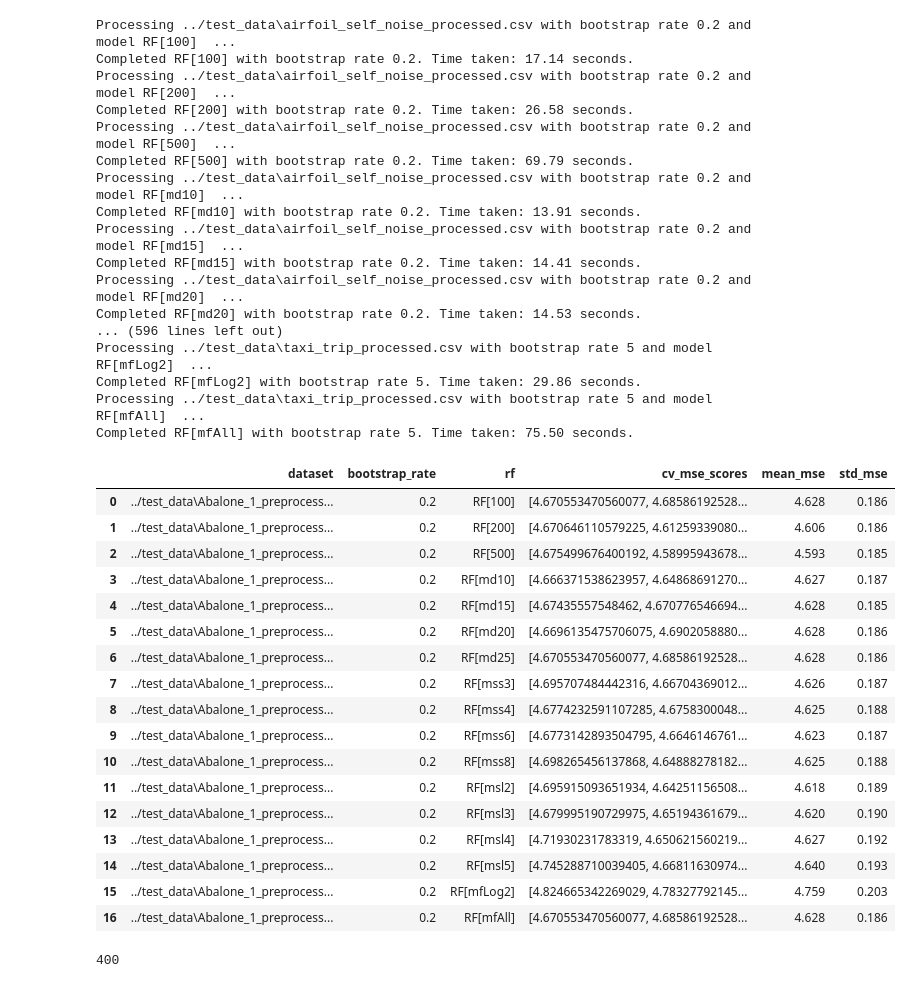
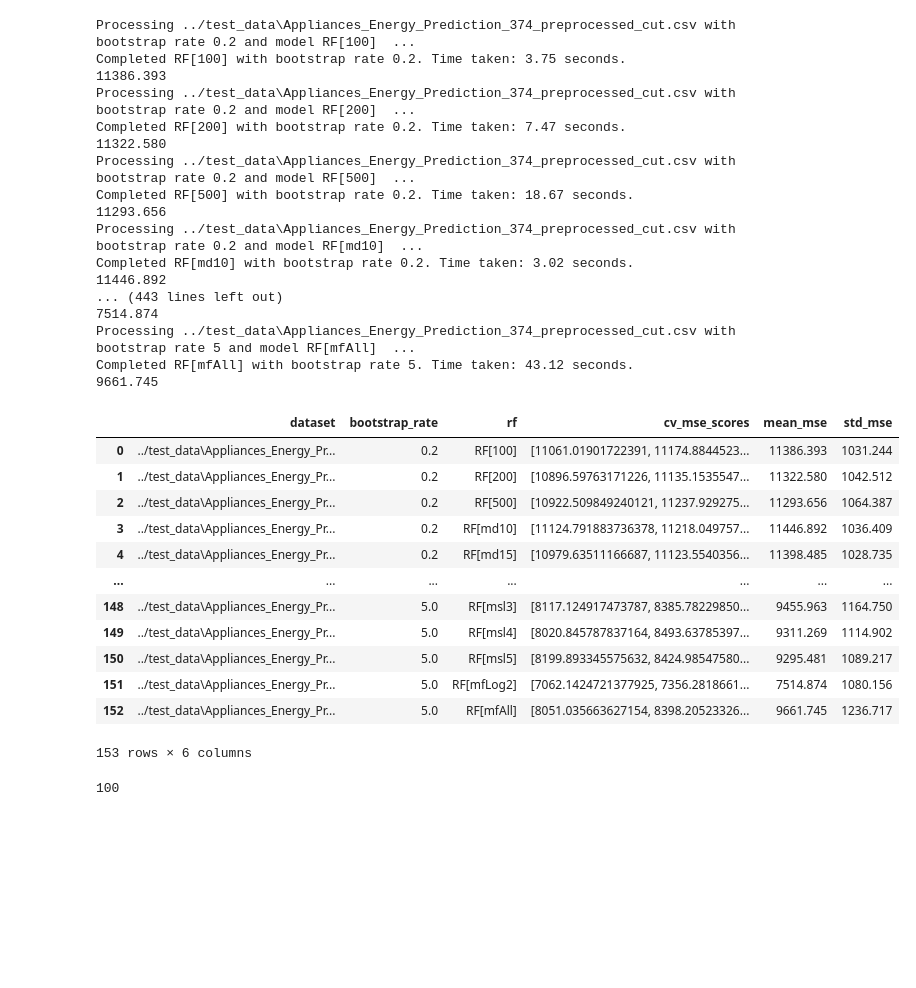
Before and after one commit to Bartekb3/pi_br_greater_than_1, a Jupyter notebook: code/training_parallel.ipynb, the cells around one changed output. Drawn from its saved outputs; the diff is of its cells as text; code cells hidden in the pictures; blank space fills up the shorter version.

Commit message:
results bb

```diff
--- a/code/training_parallel.ipynb
+++ b/code/training_parallel.ipynb
@@ -82,7 +83,7 @@ results = {'dataset' : [],
            'std_mse' : []}
 
 scaler = StandardScaler()
-cvsplit = RepeatedKFold(n_splits=2, n_repeats=200, random_state=42)
+cvsplit = RepeatedKFold(n_splits=2, n_repeats=50, random_state=42)
 
 for dataset_path in dataset_paths:
     df = pd.read_csv(dataset_path)
@@ -105,6 +106,7 @@ for dataset_path in dataset_paths:
             end_time = time.time()
             elapsed_time = end_time - start_time
             print(f'Completed {rfr[0]} with bootstrap rate {ms}. Time taken: {elapsed_time:.2f} seconds.')
+            print(f'{np.mean(cv_mse_scores):.3f}')
 
             results['dataset'].append(dataset_path)
             results['bootstrap_rate'].append(ms)
@@ -113,22 +115,22 @@ for dataset_path in dataset_paths:
             results['mean_mse'].append(f'{np.mean(cv_mse_scores):.3f}')
             results['std_mse'].append(f'{np.std(cv_mse_scores):.3f}')
 # %% [output]
-Processing ../test_data\airfoil_self_noise_processed.csv with bootstrap rate 0.2 and model RF[100]  ...
-Completed RF[100] with bootstrap rate 0.2. Time taken: 17.14 seconds.
-Processing ../test_data\airfoil_self_noise_processed.csv with bootstrap rate 0.2 and model RF[200]  ...
-Completed RF[200] with bootstrap rate 0.2. Time taken: 26.58 seconds.
-Processing ../test_data\airfoil_self_noise_processed.csv with bootstrap rate 0.2 and model RF[500]  ...
-Completed RF[500] with bootstrap rate 0.2. Time taken: 69.79 seconds.
-Processing ../test_data\airfoil_self_noise_processed.csv with bootstrap rate 0.2 and model RF[md10]  ...
-Completed RF[md10] with bootstrap rate 0.2. Time taken: 13.91 seconds.
-Processing ../test_data\airfoil_self_noise_processed.csv with bootstrap rate 0.2 and model RF[md15]  ...
-Completed RF[md15] with bootstrap rate 0.2. Time taken: 14.41 seconds.
-Processing ../test_data\airfoil_self_noise_processed.csv with bootstrap rate 0.2 and model RF[md20]  ...
-Completed RF[md20] with bootstrap rate 0.2. Time taken: 14.53 seconds.
-... (596 lines left out)
-Processing ../test_data\taxi_trip_processed.csv with bootstrap rate 5 and model RF[mfLog2]  ...
-Completed RF[mfLog2] with bootstrap rate 5. Time taken: 29.86 seconds.
-Processing ../test_data\taxi_trip_processed.csv with bootstrap rate 5 and model RF[mfAll]  ...
-Completed RF[mfAll] with bootstrap rate 5. Time taken: 75.50 seconds.
+Processing ../test_data\Appliances_Energy_Prediction_374_preprocessed_cut.csv with bootstrap rate 0.2 and model RF[100]  ...
+Completed RF[100] with bootstrap rate 0.2. Time taken: 3.75 seconds.
+11386.393
+Processing ../test_data\Appliances_Energy_Prediction_374_preprocessed_cut.csv with bootstrap rate 0.2 and model RF[200]  ...
+Completed RF[200] with bootstrap rate 0.2. Time taken: 7.47 seconds.
+11322.580
+Processing ../test_data\Appliances_Energy_Prediction_374_preprocessed_cut.csv with bootstrap rate 0.2 and model RF[500]  ...
+Completed RF[500] with bootstrap rate 0.2. Time taken: 18.67 seconds.
+11293.656
+Processing ../test_data\Appliances_Energy_Prediction_374_preprocessed_cut.csv with bootstrap rate 0.2 and model RF[md10]  ...
+Completed RF[md10] with bootstrap rate 0.2. Time taken: 3.02 seconds.
+11446.892
+... (443 lines left out)
+7514.874
+Processing ../test_data\Appliances_Energy_Prediction_374_preprocessed_cut.csv with bootstrap rate 5 and model RF[mfAll]  ...
+Completed RF[mfAll] with bootstrap rate 5. Time taken: 43.12 seconds.
+9661.745
 # %%
 wyniki = pd.DataFrame(results)
@@ -136,25 +138,20 @@ wyniki.to_csv('../results/wyniki_bb_test.csv', index=False)
 # %%
-res = pd.read_csv('../results/wyniki_bb_test.csv')
+res = pd.read_csv('../results/wyniki_bb/Appliances_Energy_Prediction_374.csv')
 res
 # %% [output]
 |  | dataset | bootstrap_rate | rf | cv_mse_scores | mean_mse | std_mse |
-| 0 | ../test_data\Abalone_1_preprocess... | 0.2 | RF[100] | [4.670553470560077, 4.68586192528... | 4.628 | 0.186 |
-| 1 | ../test_data\Abalone_1_preprocess... | 0.2 | RF[200] | [4.670646110579225, 4.61259339080... | 4.606 | 0.186 |
-| 2 | ../test_data\Abalone_1_preprocess... | 0.2 | RF[500] | [4.675499676400192, 4.58995943678... | 4.593 | 0.185 |
-| 3 | ../test_data\Abalone_1_preprocess... | 0.2 | RF[md10] | [4.666371538623957, 4.64868691270... | 4.627 | 0.187 |
-| 4 | ../test_data\Abalone_1_preprocess... | 0.2 | RF[md15] | [4.67435557548462, 4.670776546694... | 4.628 | 0.185 |
-| 5 | ../test_data\Abalone_1_preprocess... | 0.2 | RF[md20] | [4.6696135475706075, 4.6902058880... | 4.628 | 0.186 |
-| 6 | ../test_data\Abalone_1_preprocess... | 0.2 | RF[md25] | [4.670553470560077, 4.68586192528... | 4.628 | 0.186 |
-| 7 | ../test_data\Abalone_1_preprocess... | 0.2 | RF[mss3] | [4.695707484442316, 4.66704369012... | 4.626 | 0.187 |
-| 8 | ../test_data\Abalone_1_preprocess... | 0.2 | RF[mss4] | [4.6774232591107285, 4.6758300048... | 4.625 | 0.188 |
-| 9 | ../test_data\Abalone_1_preprocess... | 0.2 | RF[mss6] | [4.6773142893504795, 4.6646146761... | 4.623 | 0.187 |
-| 10 | ../test_data\Abalone_1_preprocess... | 0.2 | RF[mss8] | [4.698265456137868, 4.64888278182... | 4.625 | 0.188 |
-| 11 | ../test_data\Abalone_1_preprocess... | 0.2 | RF[msl2] | [4.695915093651934, 4.64251156508... | 4.618 | 0.189 |
-| 12 | ../test_data\Abalone_1_preprocess... | 0.2 | RF[msl3] | [4.679995190729975, 4.65194361679... | 4.620 | 0.190 |
-| 13 | ../test_data\Abalone_1_preprocess... | 0.2 | RF[msl4] | [4.71930231783319, 4.650621560219... | 4.627 | 0.192 |
-| 14 | ../test_data\Abalone_1_preprocess... | 0.2 | RF[msl5] | [4.745288710039405, 4.66811630974... | 4.640 | 0.193 |
-| 15 | ../test_data\Abalone_1_preprocess... | 0.2 | RF[mfLog2] | [4.824665342269029, 4.78327792145... | 4.759 | 0.203 |
-| 16 | ../test_data\Abalone_1_preprocess... | 0.2 | RF[mfAll] | [4.670553470560077, 4.68586192528... | 4.628 | 0.186 |
+| 0 | ../test_data\Appliances_Energy_Pr... | 0.2 | RF[100] | [11061.01901722391, 11174.8844523... | 11386.393 | 1031.244 |
+| 1 | ../test_data\Appliances_Energy_Pr... | 0.2 | RF[200] | [10896.59763171226, 11135.1535547... | 11322.580 | 1042.512 |
+| 2 | ../test_data\Appliances_Energy_Pr... | 0.2 | RF[500] | [10922.509849240121, 11237.929275... | 11293.656 | 1064.387 |
+| 3 | ../test_data\Appliances_Energy_Pr... | 0.2 | RF[md10] | [11124.791883736378, 11218.049757... | 11446.892 | 1036.409 |
+| 4 | ../test_data\Appliances_Energy_Pr... | 0.2 | RF[md15] | [10979.63511166687, 11123.5540356... | 11398.485 | 1028.735 |
+| ... | ... | ... | ... | ... | ... | ... |
+| 148 | ../test_data\Appliances_Energy_Pr... | 5.0 | RF[msl3] | [8117.124917473787, 8385.78229850... | 9455.963 | 1164.750 |
+| 149 | ../test_data\Appliances_Energy_Pr... | 5.0 | RF[msl4] | [8020.845787837164, 8493.63785397... | 9311.269 | 1114.902 |
+| 150 | ../test_data\Appliances_Energy_Pr... | 5.0 | RF[msl5] | [8199.893345575632, 8424.98547580... | 9295.481 | 1089.217 |
+| 151 | ../test_data\Appliances_Energy_Pr... | 5.0 | RF[mfLog2] | [7062.1424721377925, 7356.2818661... | 7514.874 | 1080.156 |
+| 152 | ../test_data\Appliances_Energy_Pr... | 5.0 | RF[mfAll] | [8051.035663627154, 8398.20523326... | 9661.745 | 1236.717 |
+153 rows × 6 columns
 # %%
 
 
@@ -163,4 +160,4 @@ lista = ast.literal_eval(string)
 
 len(lista)
 # %% [output]
-400
+100
```
Also changed, not shown: parts of 2 cells of this notebook, 9 other files.
